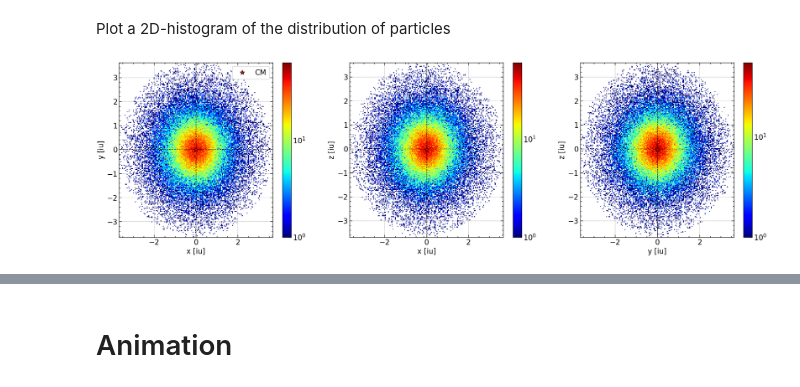
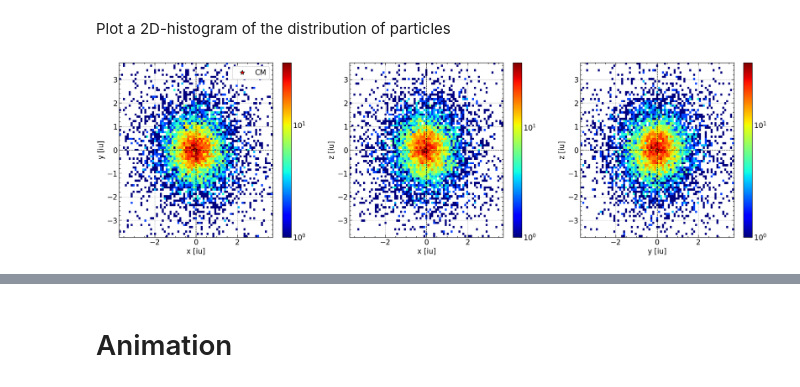
Before and after one commit to M-Bianchi/Dynamics_of_Stellar_Systems, a Jupyter notebook: treecode/plummer_plots.ipynb, the cells around one changed output, grey strips where cells are left out. Drawn from its saved outputs; the diff is of its cells as text; code cells hidden in the pictures.

Commit message:
fixed 2d-hist shrinking bug

```diff
--- a/treecode/plummer_plots.ipynb
+++ b/treecode/plummer_plots.ipynb
@@ -13,10 +13,10 @@ plt.rcParams['figure.figsize'] = [8 , 8]
 # %% [markdown]
 # Extract Data
 # %%
-name = '100k'
+name = '10k'
 
-theta = 0.3
-eps = 0.035
+theta = 0.05
+eps = 0.075
 
 M = 1
 b = 1
@@ -146,37 +152,37 @@ Plot a 2D-histogram of the distribution of particles
 # %%
 fig, axes = plt.subplots(1, 3, figsize=(26, 7))
 
-nbins = int(40*np.log10(N))
+nbins = int(20*np.log10(N))
+bins = np.linspace(-dist_plotlimits, dist_plotlimits, nbins)
 time_index = -1
-mask_2dhist = dist_particle[:, time_index]<dist_plotlimits
 
 ax = axes[0]
-hist = ax.hist2d(x[:, time_index][mask_2dhist], y[:, time_index][mask_2dhist], bins=nbins, norm=matplotlib.colors.LogNorm(), cmap=plt.cm.jet)
+hist = ax.hist2d(x[:, time_index], y[:, time_index], bins=bins, norm=matplotlib.colors.LogNorm(), cmap=plt.cm.jet)
 ax.axvline(0, ls='--', lw=1,color='black')
 ax.axhline(0, ls='--', lw=1,color='black')
 ax.plot(CMpos_vector[0, time_index], CMpos_vector[1, time_index], '*', color='red', markeredgewidth=1, markeredgecolor='black', markersize=10, label='CM')
 fig.colorbar(hist[3])
 ax.set_xlabel('x [iu]')
 ax.set_ylabel('y [iu]')
 ax.legend()
 
 ax = axes[1]
-hist = ax.hist2d(x[:, time_index][mask_2dhist], z[:, time_index][mask_2dhist], bins=nbins, norm=matplotlib.colors.LogNorm(), cmap=plt.cm.jet)
+hist = ax.hist2d(x[:, time_index], z[:, time_index], bins=bins, norm=matplotlib.colors.LogNorm(), cmap=plt.cm.jet)
 ax.axvline(0, ls='--', lw=1,color='black')
 ax.axhline(0, ls='--', lw=1,color='black')
 ax.plot(CMpos_vector[0, time_index], CMpos_vector[2, time_index], '*', color='red', markeredgewidth=1, markeredgecolor='black', markersize=10, label='CM')
 fig.colorbar(hist[3])
 ax.set_xlabel('x [iu]')
 ax.set_ylabel('z [iu]')
 
 ax = axes[2]
-hist = ax.hist2d(y[:, time_index][mask_2dhist], z[:, time_index][mask_2dhist], bins=nbins, norm=matplotlib.colors.LogNorm(), cmap=plt.cm.jet)
+hist = ax.hist2d(y[:, time_index], z[:, time_index], bins=bins, norm=matplotlib.colors.LogNorm(), cmap=plt.cm.jet)
 ax.axvline(0, ls='--', lw=1,color='black')
 ax.axhline(0, ls='--', lw=1,color='black')
 ax.plot(CMpos_vector[1, time_index], CMpos_vector[2, time_index], '*', color='red', markeredgewidth=1, markeredgecolor='black', markersize=10, label='CM')
 fig.colorbar(hist[3])
 ax.set_xlabel('y [iu]')
 ax.set_ylabel('z [iu]');
 # %% [output]
-[figure, old version]
+[figure, new version]
 # %%
```
Also changed, not shown: parts of 6 cells of this notebook, 4 other files.
